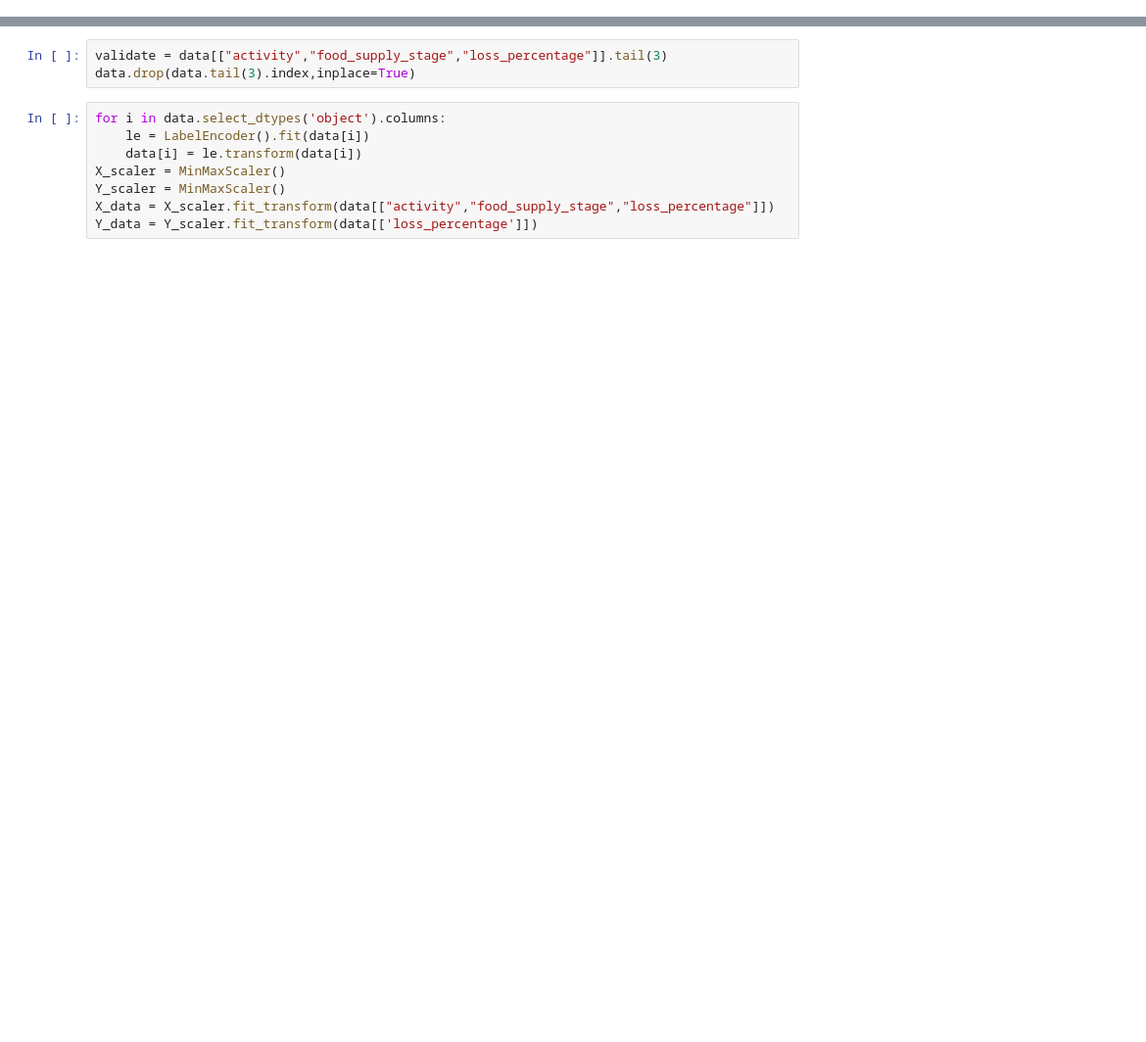
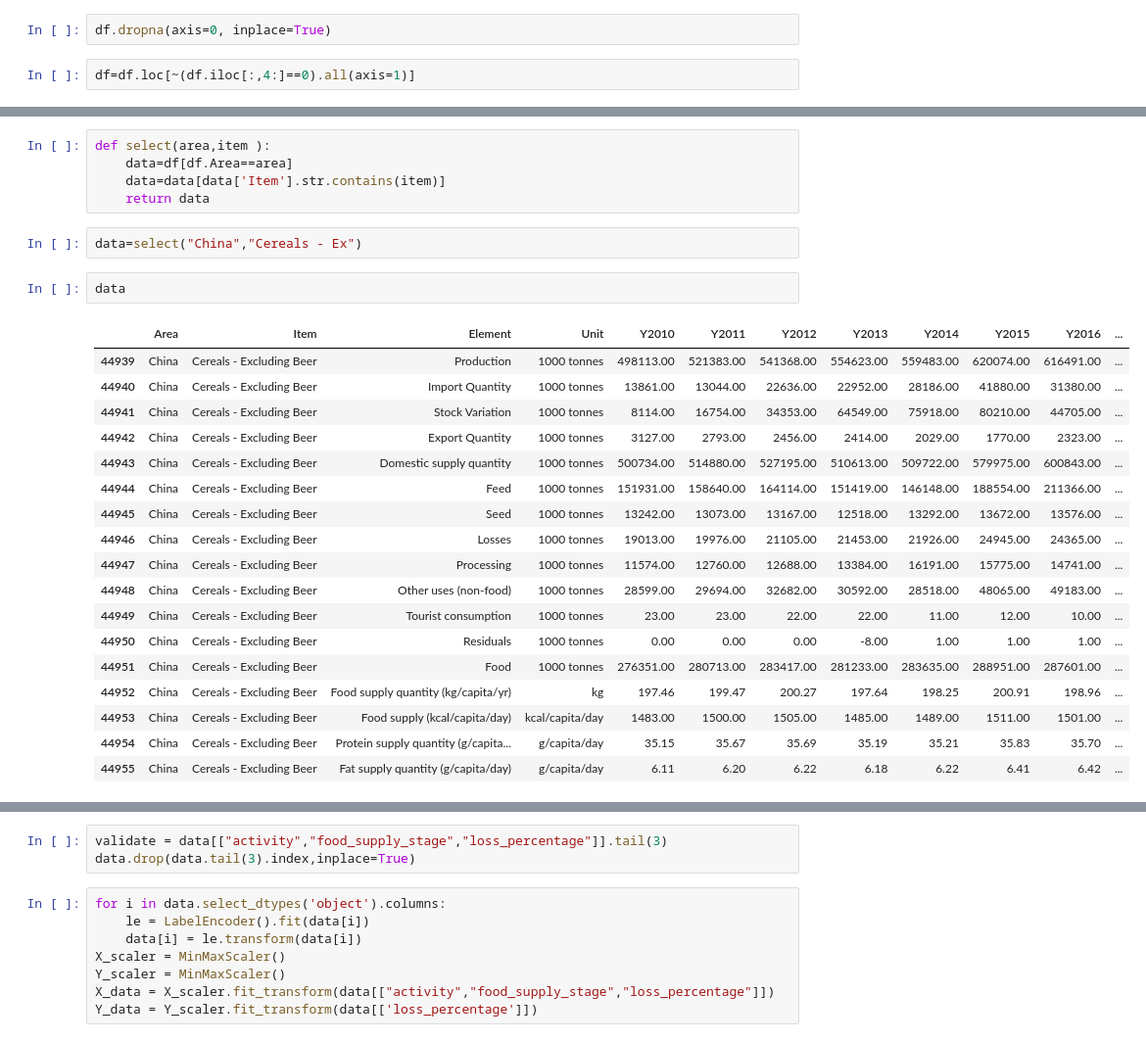
Before and after one commit to murathansygl/Food-Supply-Chain, a Jupyter notebook: module_2.ipynb, the cells around one changed output, grey strips where cells are left out. Shown at 98% size. Cells and saved outputs as stored; diff of their text form; blank space fills up the shorter version.

```diff
--- a/module_2.ipynb
+++ b/module_2.ipynb
@@ -33,0 +42,4 @@ df_m2
+# %%
+df.dropna(axis=0, inplace=True)
+# %%
+df=df.loc[~(df.iloc[:,4:]==0).all(axis=1)]
@@ -33,0 +86,28 @@ df_m2
+# %%
+def select(area,item ):
+    data=df[df.Area==area]
+    data=data[data['Item'].str.contains(item)]
+    return data
+# %%
+data=select("China","Cereals - Ex")
+# %%
+data
+# %% [output]
+|  | Area | Item | Element | Unit | Y2010 | Y2011 | Y2012 | Y2013 | Y2014 | Y2015 | Y2016 | ... |
+| 44939 | China | Cereals - Excluding Beer | Production | 1000 tonnes | 498113.00 | 521383.00 | 541368.00 | 554623.00 | 559483.00 | 620074.00 | 616491.00 | ... |
+| 44940 | China | Cereals - Excluding Beer | Import Quantity | 1000 tonnes | 13861.00 | 13044.00 | 22636.00 | 22952.00 | 28186.00 | 41880.00 | 31380.00 | ... |
+| 44941 | China | Cereals - Excluding Beer | Stock Variation | 1000 tonnes | 8114.00 | 16754.00 | 34353.00 | 64549.00 | 75918.00 | 80210.00 | 44705.00 | ... |
+| 44942 | China | Cereals - Excluding Beer | Export Quantity | 1000 tonnes | 3127.00 | 2793.00 | 2456.00 | 2414.00 | 2029.00 | 1770.00 | 2323.00 | ... |
+| 44943 | China | Cereals - Excluding Beer | Domestic supply quantity | 1000 tonnes | 500734.00 | 514880.00 | 527195.00 | 510613.00 | 509722.00 | 579975.00 | 600843.00 | ... |
+| 44944 | China | Cereals - Excluding Beer | Feed | 1000 tonnes | 151931.00 | 158640.00 | 164114.00 | 151419.00 | 146148.00 | 188554.00 | 211366.00 | ... |
+| 44945 | China | Cereals - Excluding Beer | Seed | 1000 tonnes | 13242.00 | 13073.00 | 13167.00 | 12518.00 | 13292.00 | 13672.00 | 13576.00 | ... |
+| 44946 | China | Cereals - Excluding Beer | Losses | 1000 tonnes | 19013.00 | 19976.00 | 21105.00 | 21453.00 | 21926.00 | 24945.00 | 24365.00 | ... |
+| 44947 | China | Cereals - Excluding Beer | Processing | 1000 tonnes | 11574.00 | 12760.00 | 12688.00 | 13384.00 | 16191.00 | 15775.00 | 14741.00 | ... |
+| 44948 | China | Cereals - Excluding Beer | Other uses (non-food) | 1000 tonnes | 28599.00 | 29694.00 | 32682.00 | 30592.00 | 28518.00 | 48065.00 | 49183.00 | ... |
+| 44949 | China | Cereals - Excluding Beer | Tourist consumption | 1000 tonnes | 23.00 | 23.00 | 22.00 | 22.00 | 11.00 | 12.00 | 10.00 | ... |
+| 44950 | China | Cereals - Excluding Beer | Residuals | 1000 tonnes | 0.00 | 0.00 | 0.00 | -8.00 | 1.00 | 1.00 | 1.00 | ... |
+| 44951 | China | Cereals - Excluding Beer | Food | 1000 tonnes | 276351.00 | 280713.00 | 283417.00 | 281233.00 | 283635.00 | 288951.00 | 287601.00 | ... |
+| 44952 | China | Cereals - Excluding Beer | Food supply quantity (kg/capita/yr) | kg | 197.46 | 199.47 | 200.27 | 197.64 | 198.25 | 200.91 | 198.96 | ... |
+| 44953 | China | Cereals - Excluding Beer | Food supply (kcal/capita/day) | kcal/capita/day | 1483.00 | 1500.00 | 1505.00 | 1485.00 | 1489.00 | 1511.00 | 1501.00 | ... |
+| 44954 | China | Cereals - Excluding Beer | Protein supply quantity (g/capita... | g/capita/day | 35.15 | 35.67 | 35.69 | 35.19 | 35.21 | 35.83 | 35.70 | ... |
+| 44955 | China | Cereals - Excluding Beer | Fat supply quantity (g/capita/day) | g/capita/day | 6.11 | 6.20 | 6.22 | 6.18 | 6.22 | 6.41 | 6.42 | ... |
```
Also changed, not shown: parts of 85 cells of this notebook, 6 other files.
